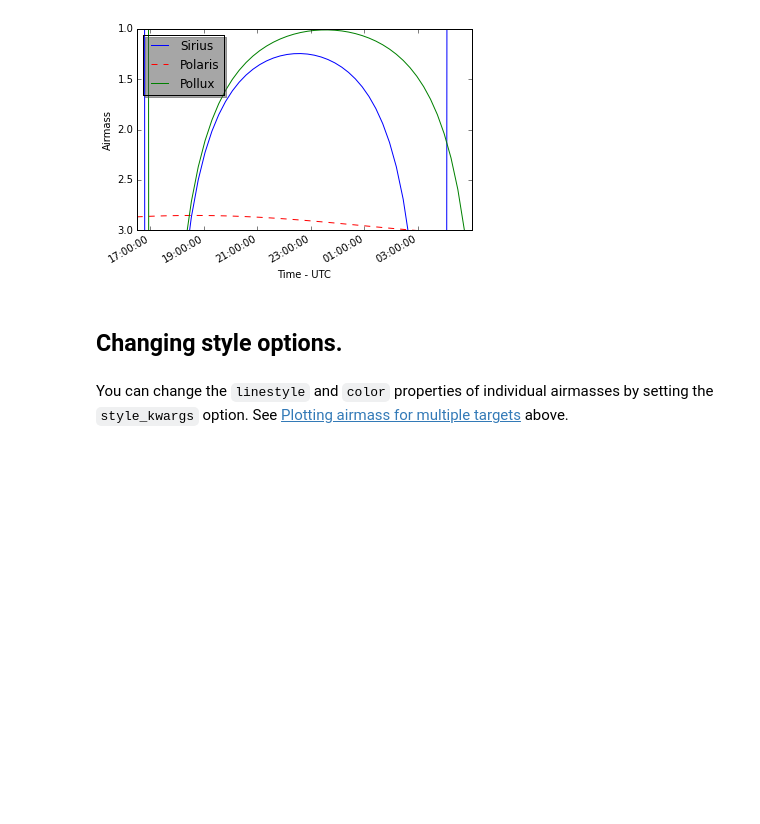
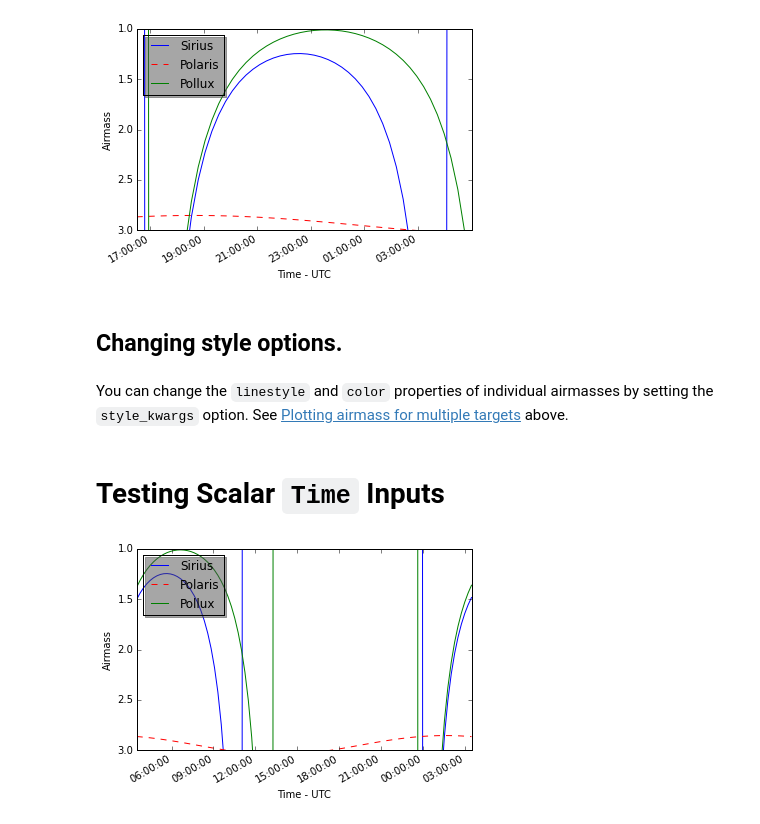
Before and after one commit to astropy/astroplan, a Jupyter notebook: examples/notebooks/plotting_examples--airmass.ipynb, the cells around one changed output. Cells and saved outputs as stored; diff of their text form; code cells hidden in the pictures; blank space fills up the shorter version.

Commit message:
Fixed how handle scalar vs list Time inputs.

```diff
--- a/examples/notebooks/plotting_examples--airmass.ipynb
+++ b/examples/notebooks/plotting_examples--airmass.ipynb
@@ -104,3 +104,16 @@ plt.show()
 ## Changing style options.
 # %% [markdown]
 You can change the `linestyle` and `color` properties of individual airmasses by setting the `style_kwargs` option. See [Plotting airmass for multiple targets](http://localhost:8888/notebooks/examples/plotting_examples--airmass.ipynb#Plotting-airmass-for-multiple-targets.) above.
+# %% [markdown]
+# Testing Scalar `Time` Inputs
+# %%
+observe_time = Time('2015-03-15 15:30:00')
+
+plot_airmass(target, observer, observe_time)
+plot_airmass(other_target, observer, observe_time, style_kwargs=sirius_styles)
+plot_airmass(third_target, observer, observe_time, style_kwargs=pollux_styles)
+
+plt.legend(shadow=True, loc=2)
+plt.show()
+# %% [output]
+[figure, added]
```
Also changed, not shown: parts of 2 cells of this notebook, 4 other files.
